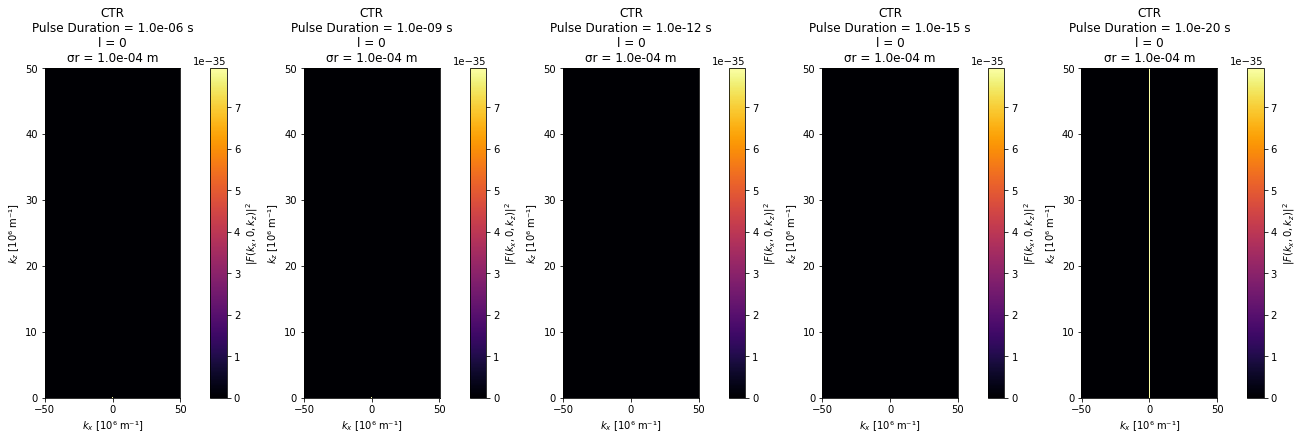
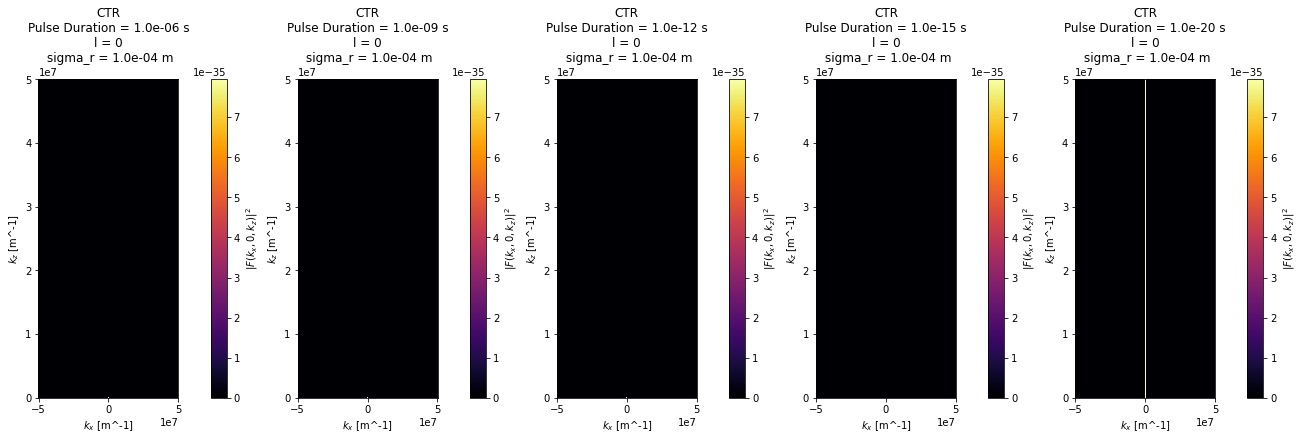
The change to this notebook cell's code, shown as a diff; its figure went from the first image to the second:
--- before
+++ after
@@ -12,19 +12,19 @@
 fig, axes = plt.subplots(1, len(taus_fwhm_s_list), figsize=(18,6), constrained_layout=True)
 for ax, tau_s in zip(axes, taus_fwhm_s_list):
-    # Compute form factor for this pulse duration
+    #compute form factor for this pulse duration
     F = cartesian_gaussian_form_factor(KX, ky, KZ, tau_s, sigma_r, l)
     F2 = np.abs(F)**2
 
-    # Color limits for log scale
+    #I just copied the earlier code over in a smilar manner
     positive = F2[F2 > 0]
     vmin = np.percentile(positive, 1) if positive.size else 1e-30
     vmax = positive.max()
 
-    # Plot
-    im = ax.pcolormesh(kx/1e6, kz/1e6, F2.T, shading='auto',
+    #Also plotting in a similar manner but I auto generated the labels for the x and y axis so it looks cleaner
+    im = ax.pcolormesh(kx, kz, F2.T, shading='auto',
                        cmap='inferno')
-    ax.set_title(f'CTR\nPulse Duration = {tau_s:.1e} s\nl = {l}\nσr = {sigma_r:.1e} m')
-    ax.set_xlabel(r'$k_x$ [10⁶ m⁻¹]')
-    ax.set_ylabel(r'$k_z$ [10⁶ m⁻¹]')
+    ax.set_title(f'CTR\nPulse Duration = {tau_s:.1e} s\nl = {l}\n sigma_r = {sigma_r:.1e} m')
+    ax.set_xlabel(r'$k_x$ [m^-1]')
+    ax.set_ylabel(r'$k_z$ [m^-1]')
 
     cb = plt.colorbar(im, ax=ax)

Commit: adding with proper plots